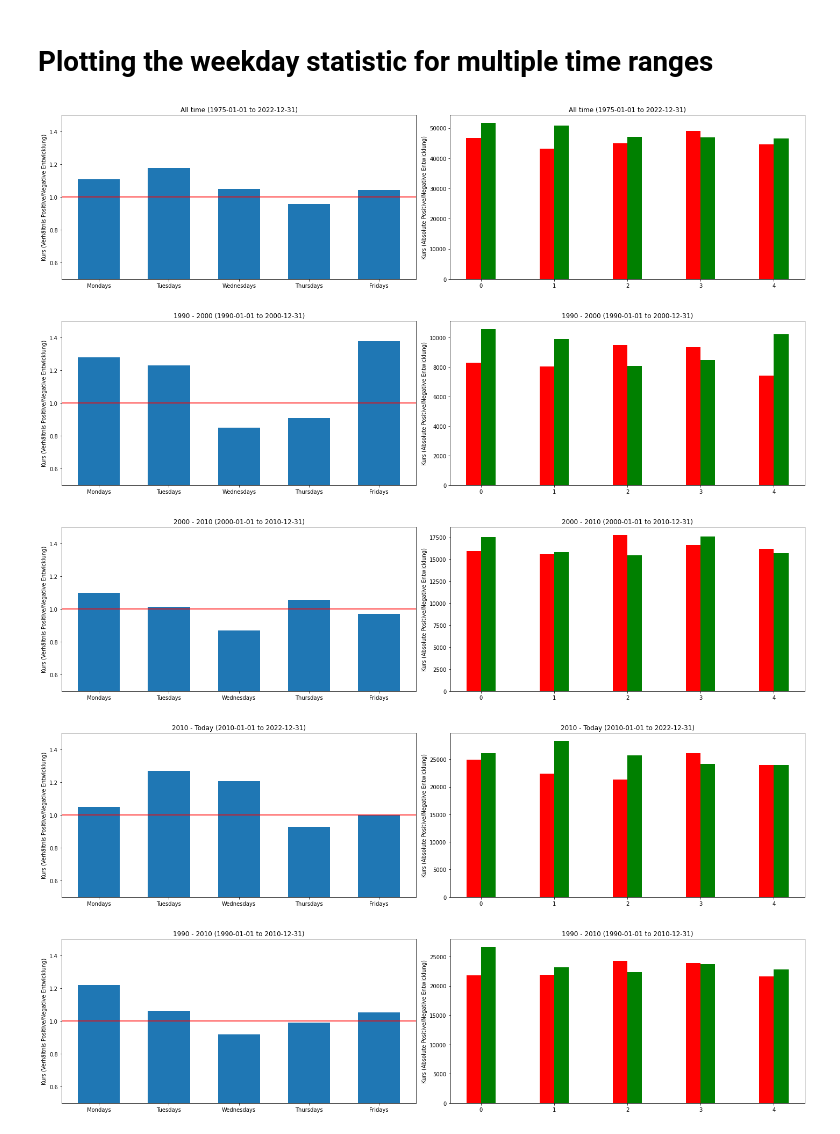
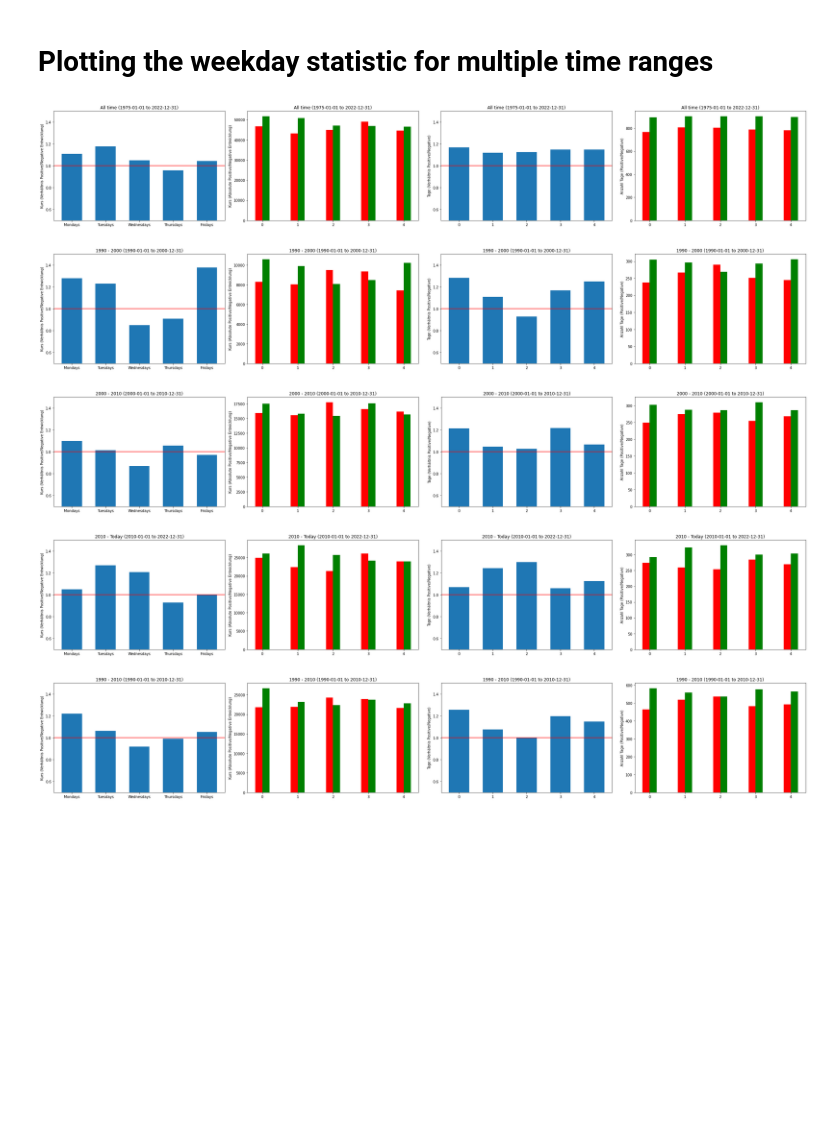
Before and after one commit to alexandermenze/wdk-analyse, a Jupyter notebook: src/main.ipynb, the cells around one changed output. Cells and saved outputs as stored; diff of their text form; code cells hidden in the pictures; blank space fills up the shorter version.

Commit message:
Added day plots

```diff
--- a/src/main.ipynb
+++ b/src/main.ipynb
@@ -98,18 +98,17 @@ def query_data_and_plot_all(isin, time_range):
     data = database.query_index_values(isin, time_range.start, time_range.end)
     weekday_statistic = st.create_weekday_statistic(data)
 
-    fig, ax = plt.subplots(ncols=2, figsize=(20, 5))
+    fig, ax = plt.subplots(ncols=4, figsize=(30, 5))
 
-    query_data_and_plot_statistic_ratio(isin, time_range, ax[0])
-    query_data_and_plot_pos_neg(isin, time_range, ax[1])
+    query_data_and_plot_statistic_ratio(data, weekday_statistic, ax[0])
+    query_data_and_plot_pos_neg(data, weekday_statistic, ax[1])
+    query_data_and_plot_days_ratio(data, weekday_statistic, ax[2])
+    query_data_and_plot_days_total(data, weekday_statistic, ax[3])
 
     plt.tight_layout()
     plt.show()
 
-def query_data_and_plot_statistic_ratio(isin, time_range, ax):
-    data = database.query_index_values(isin, time_range.start, time_range.end)
-    weekday_statistic = st.create_weekday_statistic(data)
-
+def query_data_and_plot_statistic_ratio(data, weekday_statistic, ax):
     plt_x = list([c.weekday_names[s.weekday] for s in weekday_statistic])
     plt_values = list([s.total_ratio for s in weekday_statistic])
 
@@ -120,39 +119,60 @@ def query_data_and_plot_statistic_ratio(isin, time_range, ax):
     ax.set_ylim(ymin, ymax)
     ax.axhline(y=1, color='r', linestyle='-')
     ax.set_ylabel("Kurs (Verhältnis Positive/Negative Entwicklung)")
     ax.set_title(t.name + ' (' + t.start + ' to ' + t.end + ')')
 
-def query_data_and_plot_pos_neg(isin, time_range, ax):
-    data = database.query_index_values(isin, time_range.start, time_range.end)
-    weekday_statistic = st.create_weekday_statistic(data)
-
+def query_data_and_plot_pos_neg(data, weekday_statistic, ax):
     plt_x1 = list([s.weekday + 0.1 for s in weekday_statistic])
     plt_x2 = list([s.weekday - 0.1 for s in weekday_statistic])
     plt_y1 = list([s.total_positive for s in weekday_statistic])
     plt_y2 = list([-s.total_negative for s in weekday_statistic])
 
     ax.bar(plt_x1, plt_y1, width=0.2, color='g', align='center')
     ax.bar(plt_x2, plt_y2, width=0.2, color='r', align='center')
     ax.set_ylabel("Kurs (Absolute Positive/Negative Entwicklung)")
+    ax.set_title(t.name + ' (' + t.start + ' to ' + t.end + ')')
+
+def query_data_and_plot_days_ratio(data, weekday_statistic, ax):
+    plt_x = list([s.weekday for s in weekday_statistic])
+    plt_values = list([s.days_ratio for s in weekday_statistic])
+
+    ymin = 0.5 if min(plt_values) >= 0.6 else 0
+    ymax = 1.5 if max(plt_values) <= 1.4 else max(plt_values) + 0.1
+
+    ax.bar(plt_x, plt_values, color = 'tab:blue', width = 0.6)
+    ax.set_ylim(ymin, ymax)
+    ax.axhline(y=1, color='r', linestyle='-')
+    ax.set_ylabel("Tage (Verhältnis Positive/Negative)")
+    ax.set_title(t.name + ' (' + t.start + ' to ' + t.end + ')')
+
+def query_data_and_plot_days_total(data, weekday_statistic, ax):
+    plt_x1 = list([s.weekday + 0.1 for s in weekday_statistic])
+    plt_x2 = list([s.weekday - 0.1 for s in weekday_statistic])
+    plt_y1 = list([s.days_positive for s in weekday_statistic])
+    plt_y2 = list([s.days_negative for s in weekday_statistic])
+
+    ax.bar(plt_x1, plt_y1, width=0.2, color='g', align='center')
+    ax.bar(plt_x2, plt_y2, width=0.2, color='r', align='center')
+    ax.set_ylabel("Anzahl Tage (Positive/Negative)")
     ax.set_title(t.name + ' (' + t.start + ' to ' + t.end + ')')
 
 time_ranges = [
     TimeRange("All time", "1975-01-01", "2022-12-31"),
     TimeRange("1990 - 2000", "1990-01-01", "2000-12-31"),
     TimeRange("2000 - 2010", "2000-01-01", "2010-12-31"),
     TimeRange("2010 - Today", "2010-01-01", "2022-12-31"),
     TimeRange("1990 - 2010", "1990-01-01", "2010-12-31"),
     TimeRange("2000 - Today", "2000-01-01", "2022-12-31"),
     TimeRange("Dotcom Blase - Crash", "2000-03-04", "2003-03-13"),
     TimeRange("Finanzkrise - Crash", "2007-12-24", "2009-03-04"),
     TimeRange("Coronakrise - Crash", "2020-02-19", "2020-03-17"),
 ]
 
 for t in time_ranges:
     query_data_and_plot_all("DE0008469008", t)
 # %% [output]
-[figure, old version]
+[figure, new version]
-[figure, old version]
+[figure, new version]
-[figure, old version]
+[figure, new version]
-[figure, old version]
+[figure, new version]
-[figure, old version]
+[figure, new version]
```
Also changed, not shown: parts of 1 cell of this notebook.
